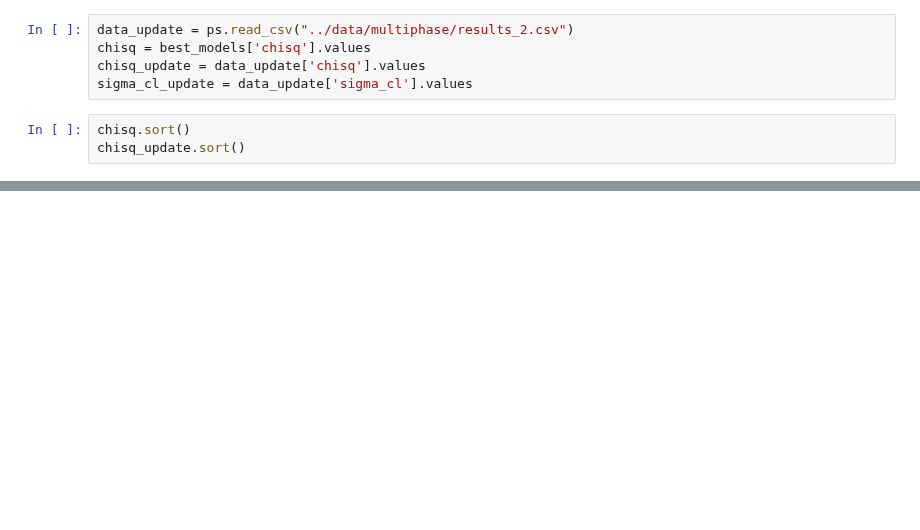
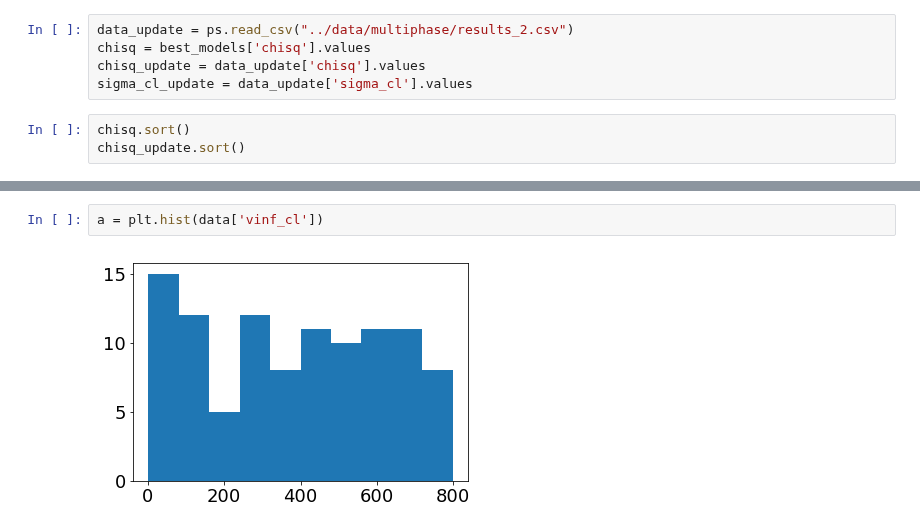
Before and after one commit to astroandes/tololo-lya-fit, a Jupyter notebook: code/multiphase.ipynb, the cells around one changed output, grey strips where cells are left out. Drawn from its saved outputs; the diff is of its cells as text; blank space fills up the shorter version.

```diff
--- a/code/multiphase.ipynb
+++ b/code/multiphase.ipynb
@@ -446,0 +449,4 @@ plt.scatter(sigma_cl_update, chisq_update)
+# %%
+a = plt.hist(data['vinf_cl'])
+# %% [output]
+[figure, added]
```
Also changed, not shown: parts of 20 cells of this notebook.
